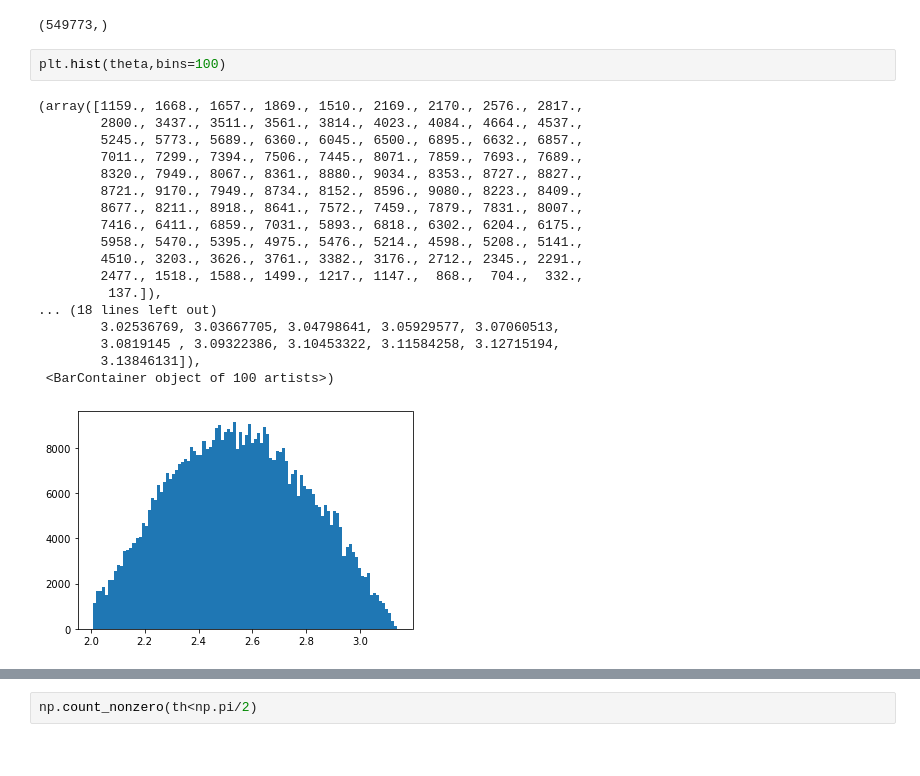
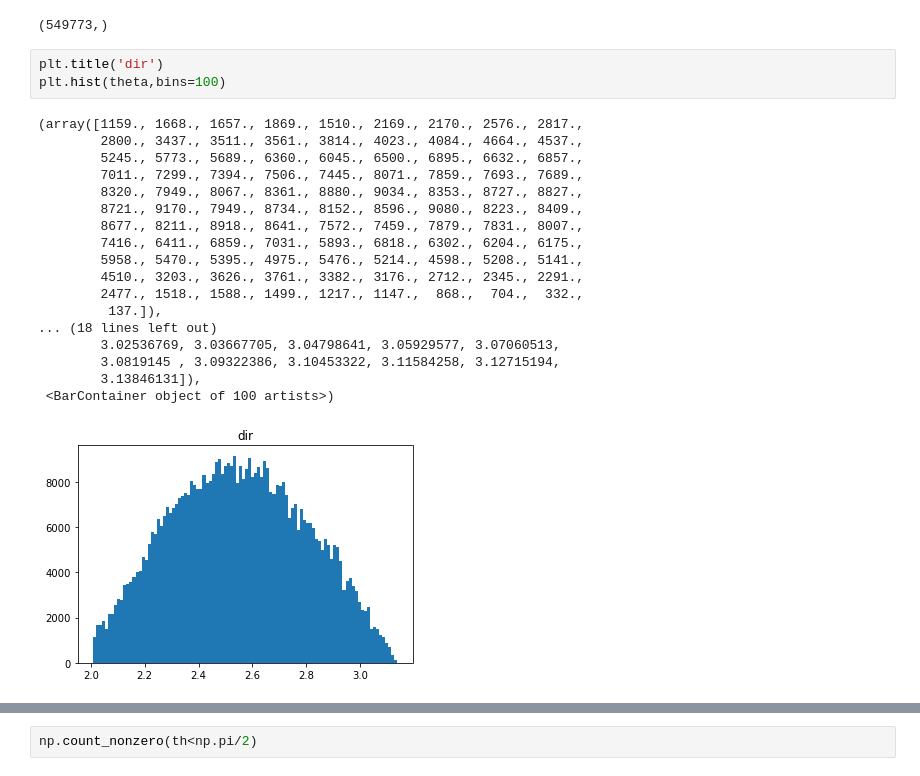
Before and after one commit to fmcnallyi3/icetop-cnn, a Jupyter notebook: sampleAnalysis.ipynb, the cells around one changed output, grey strips where cells are left out. Saved outputs shown, nothing was run; the diff lists cells and outputs as text.

```diff
--- a/sampleAnalysis.ipynb
+++ b/sampleAnalysis.ipynb
@@ -51,24 +52,25 @@ energy.shape
 # %% [output]
 (549773,)
 # %%
+plt.title('dir')
 plt.hist(theta,bins=100)
 # %% [output]
 (array([1159., 1668., 1657., 1869., 1510., 2169., 2170., 2576., 2817.,
         2800., 3437., 3511., 3561., 3814., 4023., 4084., 4664., 4537.,
         5245., 5773., 5689., 6360., 6045., 6500., 6895., 6632., 6857.,
         7011., 7299., 7394., 7506., 7445., 8071., 7859., 7693., 7689.,
         8320., 7949., 8067., 8361., 8880., 9034., 8353., 8727., 8827.,
         8721., 9170., 7949., 8734., 8152., 8596., 9080., 8223., 8409.,
         8677., 8211., 8918., 8641., 7572., 7459., 7879., 7831., 8007.,
         7416., 6411., 6859., 7031., 5893., 6818., 6302., 6204., 6175.,
         5958., 5470., 5395., 4975., 5476., 5214., 4598., 5208., 5141.,
         4510., 3203., 3626., 3761., 3382., 3176., 2712., 2345., 2291.,
         2477., 1518., 1588., 1499., 1217., 1147.,  868.,  704.,  332.,
          137.]),
 ... (18 lines left out)
         3.02536769, 3.03667705, 3.04798641, 3.05929577, 3.07060513,
         3.0819145 , 3.09322386, 3.10453322, 3.11584258, 3.12715194,
         3.13846131]),
  <BarContainer object of 100 artists>)
-[figure, old version]
+[figure, new version]
 # %%
```
Also changed, not shown: parts of 7 cells of this notebook, 4 other files.
